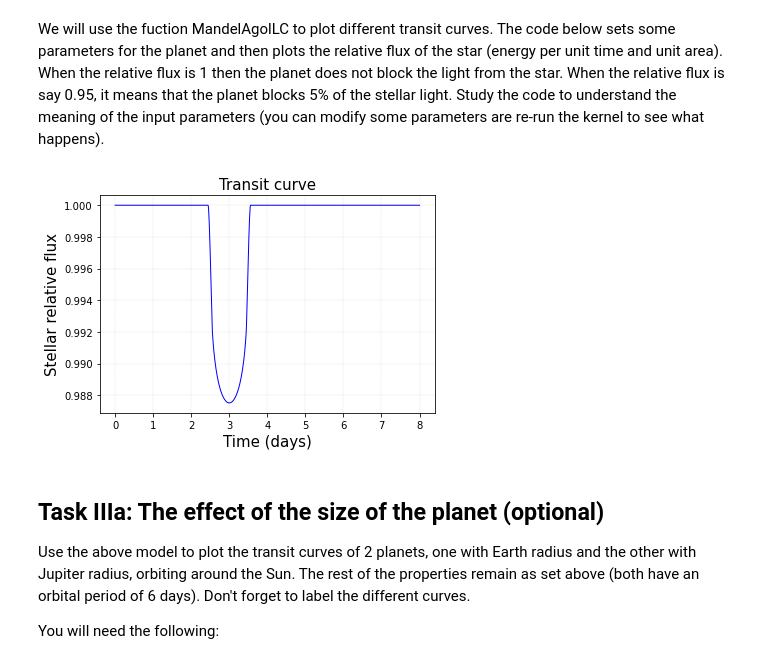
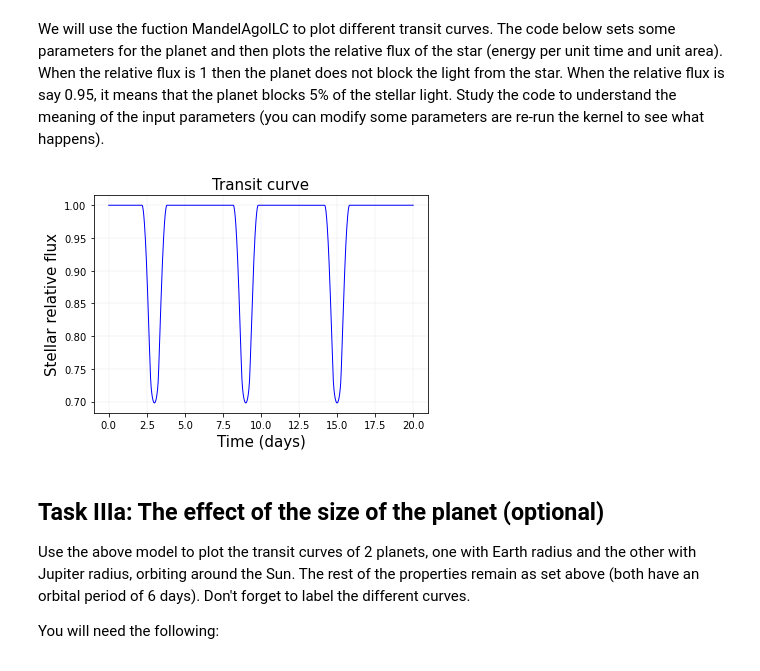
Before and after one commit to Milne-Centre/ThaiPASS2022, a Jupyter notebook: Exoplanets/Exoplanets.ipynb, the cells around one changed output. Drawn from its saved outputs; the diff is of its cells as text; code cells hidden in the pictures.

```diff
--- a/Exoplanets/Exoplanets.ipynb
+++ b/Exoplanets/Exoplanets.ipynb
@@ -193,36 +193,36 @@ planet["a"] = 2
 #Parameter 4: Time offset of transit center (effectively where is the lowest drop of the stellar flux)
 planet["T0"] = 3.
 
 #Parameter 5: Radius ratio between planet and star.
-planet["p"] = 0.1
+planet["p"] = 0.5
 
 #Other parameters (do not modify these -no need to worry about these now)
 planet["linLimb"] = 0.5
 planet["quadLimb"] = 0.2
 planet["b"] = 0.
 
 # Choose some time axis
 # this defines the time sampling (how often do you observe the star)
-time = np.linspace(0, 8, 1000)
+time = np.linspace(0, 20, 1000)
 
 # Calculate the time evolution of the stellar brightness using the transit model
 # The function evaluate acts on "planet" to give the stellar_flux vs time
 stellar_flux = planet.evaluate(time)
 
 plt.title ("Transit curve", fontsize = 15)
 plt.xlabel("Time (days)", fontsize = 15)
 plt.ylabel("Stellar relative flux", fontsize = 15)
 
 # put grid on the graph
 plt.grid(color='grey', linestyle=':', linewidth=0.2)
 plt.grid(True)
 
 # Let's see what happened ...
 plt.plot(time, stellar_flux, color='blue', linewidth=1)
 
 plt.show()
 # %% [output]
-[figure, old version]
+[figure, new version]
 # %% [markdown]
 ## Task IIIa: The effect of the size of the planet (optional)
 
```
Also changed, not shown: parts of 3 cells of this notebook, 1 other file.
